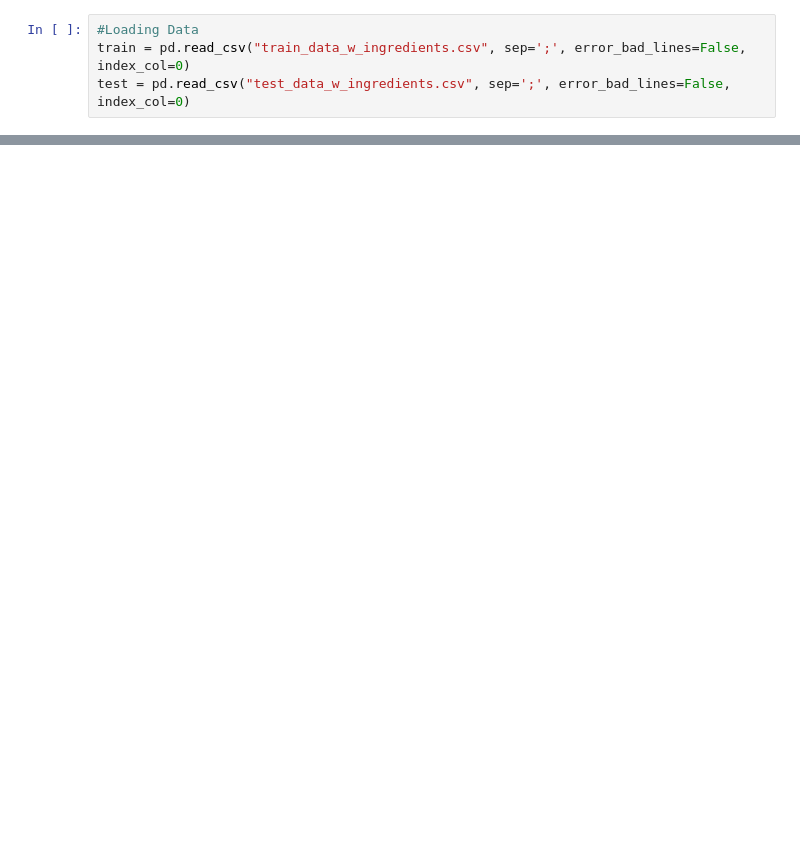
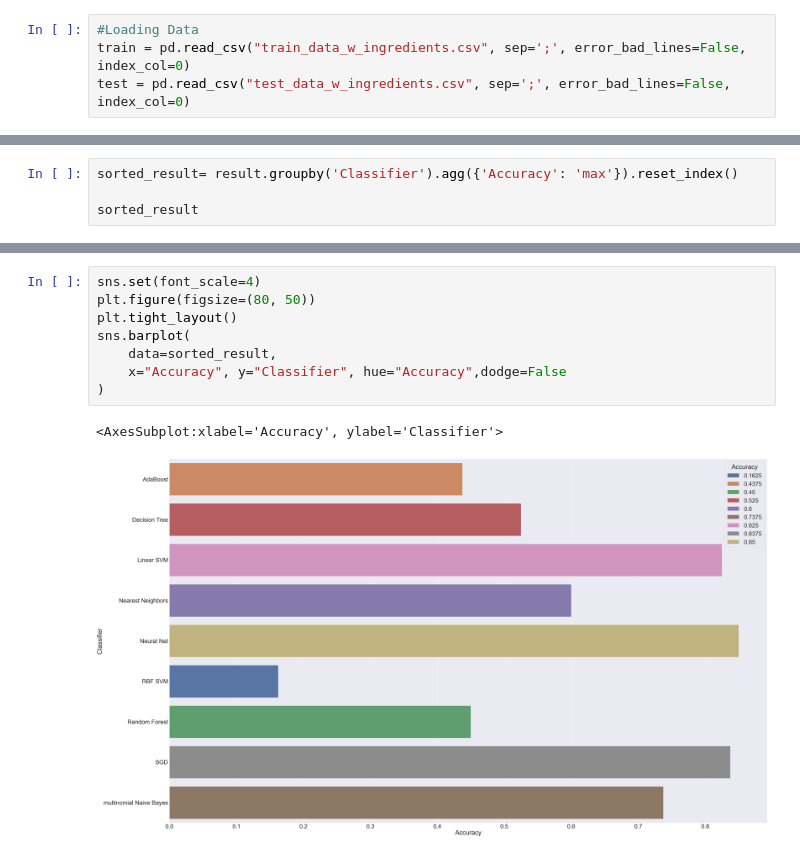
Before and after one commit to leanderpeter/Recipe-Text-Analyzer-Multi-Classification, a Jupyter notebook: Task 2/BigData Task 2.ipynb, the cells around one changed output, grey strips where cells are left out. Cells and saved outputs as stored; diff of their text form; blank space fills up the shorter version.

```diff
--- a/Task 2/BigData Task 2.ipynb
+++ b/Task 2/BigData Task 2.ipynb
@@ -145,0 +479,4 @@ y_test = test['cuisine']
+# %%
+sorted_result= result.groupby('Classifier').agg({'Accuracy': 'max'}).reset_index()
+
+sorted_result
@@ -145,0 +494,11 @@ y_test = test['cuisine']
+# %%
+sns.set(font_scale=4)
+plt.figure(figsize=(80, 50))
+plt.tight_layout()
+sns.barplot(
+    data=sorted_result,
+    x="Accuracy", y="Classifier", hue="Accuracy",dodge=False
+)
+# %% [output]
+<AxesSubplot:xlabel='Accuracy', ylabel='Classifier'>
+[figure, added]
```
Also changed, not shown: parts of 41 cells of this notebook, 3 other files.
